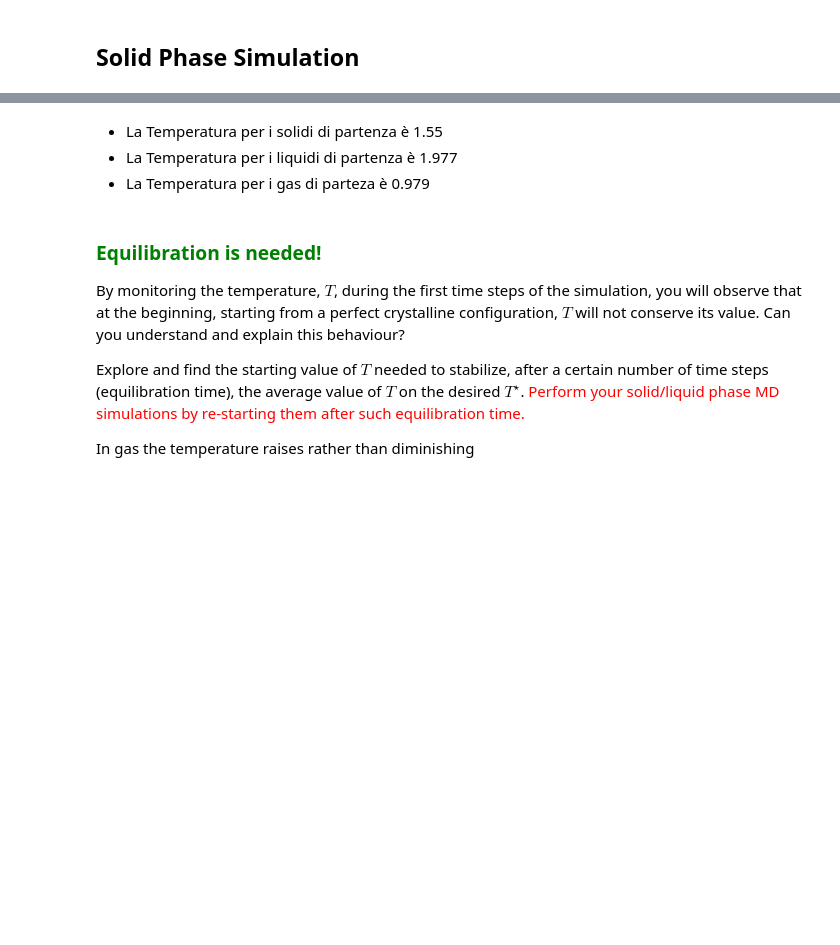
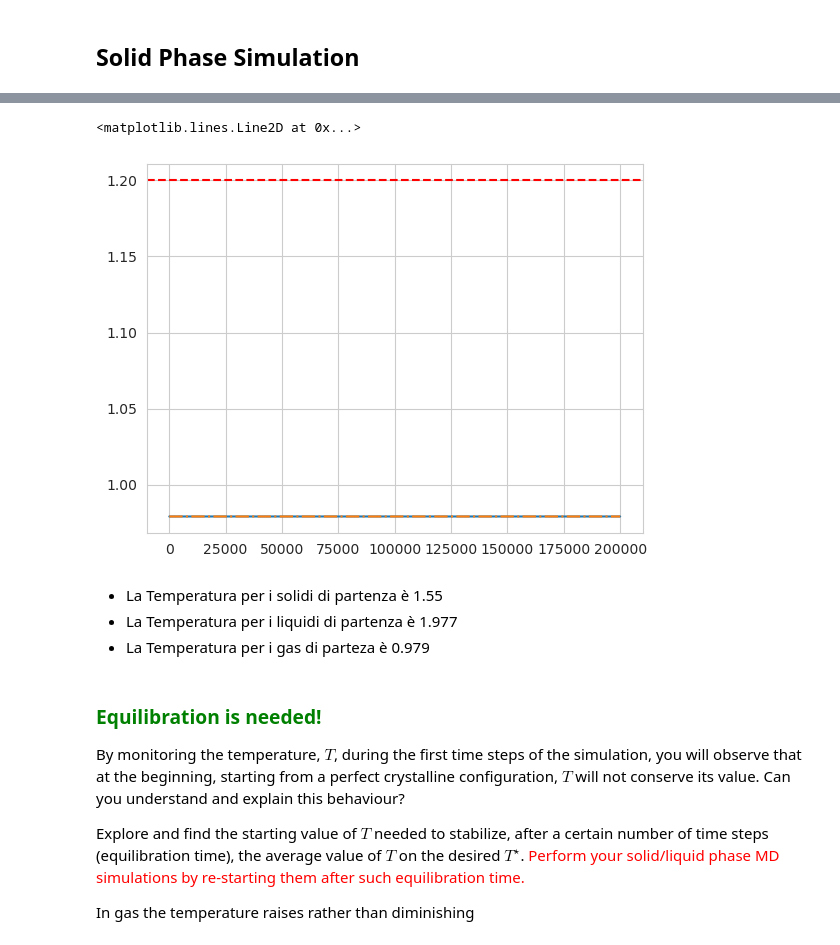
Before and after one commit to RandDouble/SimulazioneNumerica, a Jupyter notebook: LSN_Exercises_04.ipynb, the cells around one changed output, grey strips where cells are left out. Drawn from its saved outputs; the diff is of its cells as text; code cells hidden in the pictures; blank space fills up the shorter version.

```diff
--- a/LSN_Exercises_04.ipynb
+++ b/LSN_Exercises_04.ipynb
@@ -30,11 +30,11 @@ import pandas as pd
 from seaborn import set_style
 set_style('whitegrid')
 # %%
-df_solid_temperature = pd.read_csv('NSL_SIMULATOR/OUTPUT/temperature.dat',sep = '\s+', skipinitialspace=True, keep_default_na=False, names=["block", 'actual_t', 't_ave', 'error'], skiprows=1)
-df_kinetic_energy = pd.read_csv('NSL_SIMULATOR/OUTPUT/kinetic_energy.dat',sep = '\s+', skipinitialspace=True, keep_default_na=False, names=["block", 'actual_ke', 'ke_ave', 'error'], skiprows=1)
-df_potential_energy = pd.read_csv('NSL_SIMULATOR/OUTPUT/potential_energy.dat',sep = '\s+', skipinitialspace=True, keep_default_na=False, names=["block", 'actual_pe', 'pe_ave', 'error'], skiprows=1)
-df_total_energy = pd.read_csv('NSL_SIMULATOR/OUTPUT/total_energy.dat',sep = '\s+', skipinitialspace=True, keep_default_na=False, names=["block", 'actual_te', 'te_ave', 'error'], skiprows=1)
-df_pressure = pd.read_csv('NSL_SIMULATOR/OUTPUT/pressure.dat',sep = '\s+', skipinitialspace=True, keep_default_na=False, names=["block", 'actual_p', 'p_ave', 'error'], skiprows=1)
+df_solid_temperature = pd.read_csv('nsl_simulator/OUTPUT/temperature.dat',sep = '\s+', skipinitialspace=True, keep_default_na=False, names=["block", 'actual_t', 't_ave', 'error'], skiprows=1)
+df_kinetic_energy = pd.read_csv('nsl_simulator/OUTPUT/kinetic_energy.dat',sep = '\s+', skipinitialspace=True, keep_default_na=False, names=["block", 'actual_ke', 'ke_ave', 'error'], skiprows=1)
+df_potential_energy = pd.read_csv('nsl_simulator/OUTPUT/potential_energy.dat',sep = '\s+', skipinitialspace=True, keep_default_na=False, names=["block", 'actual_pe', 'pe_ave', 'error'], skiprows=1)
+df_total_energy = pd.read_csv('nsl_simulator/OUTPUT/total_energy.dat',sep = '\s+', skipinitialspace=True, keep_default_na=False, names=["block", 'actual_te', 'te_ave', 'error'], skiprows=1)
+df_pressure = pd.read_csv('nsl_simulator/OUTPUT/pressure.dat',sep = '\s+', skipinitialspace=True, keep_default_na=False, names=["block", 'actual_p', 'p_ave', 'error'], skiprows=1)
 
 # df_solid_temperature
 # %%
@@ -67,8 +64,11 @@ KeyboardInterrupt:
 # %%
 # plt.plot("block", "actual_p", data=df_pressure)
 plt.plot("block", "actual_t", data=df_solid_temperature)
 plt.plot("block", "t_ave", data=df_solid_temperature, linestyle ='-.')
-plt.axhline(1.1, linestyle='--', color='red')
+plt.axhline(1.2, linestyle='--', color='red')
+# %% [output]
+<matplotlib.lines.Line2D at 0x...>
+[figure, added]
 # %% [markdown]
 - La Temperatura per i solidi di partenza è 1.55
 - La Temperatura per i liquidi di partenza è 1.977
```
Also changed, not shown: parts of 2 cells of this notebook, 35 other files.
